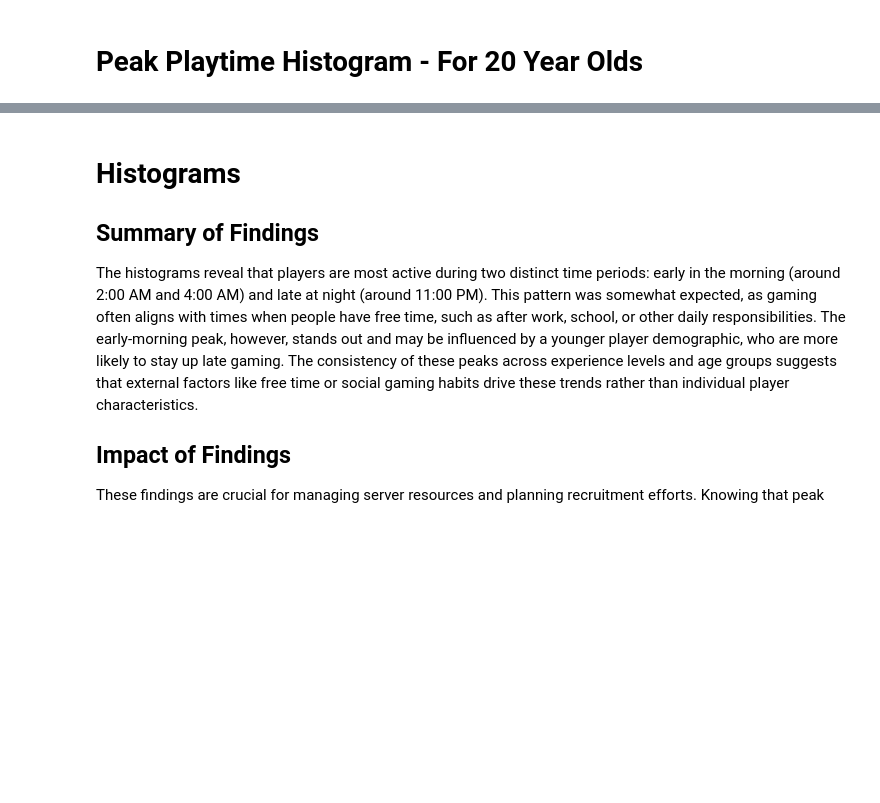
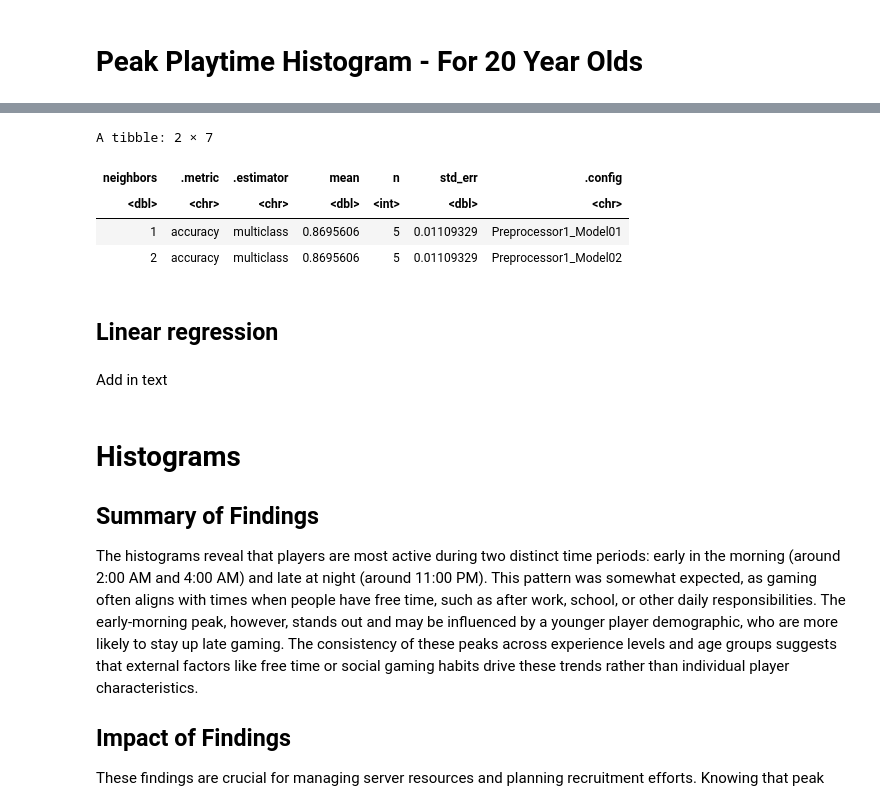
Before and after one commit to gvnwu/New-Group-Project, a Jupyter notebook: Group_final_project.ipynb, the cells around one changed output, grey strips where cells are left out. Drawn from its saved outputs; the diff is of its cells as text; code cells hidden in the pictures; blank space fills up the shorter version.

```diff
--- a/Group_final_project.ipynb
+++ b/Group_final_project.ipynb
@@ -409,0 +349,11 @@ A tibble: 3 × 3
+# %%
+max_accuracies5 <- accuracies5 |>
+slice_max(mean, n=1)
+
+max_accuracies5
+# %% [output]
+A tibble: 2 × 7
+| neighbors | .metric | .estimator | mean | n | std_err | .config |
+| <dbl> | <chr> | <chr> | <dbl> | <int> | <dbl> | <chr> |
+| 1 | accuracy | multiclass | 0.8695606 | 5 | 0.01109329 | Preprocessor1_Model01 |
+| 2 | accuracy | multiclass | 0.8695606 | 5 | 0.01109329 | Preprocessor1_Model02 |
@@ -409,0 +439,2 @@ A tibble: 3 × 3
+# %% [markdown]
+## Linear regression
@@ -410,3 +562,5 @@ A tibble: 3 × 3
+# %% [markdown]
+Add in text
 # %% [markdown]
 # Histograms
 ## Summary of Findings
```
Also changed, not shown: parts of 12 cells of this notebook.
